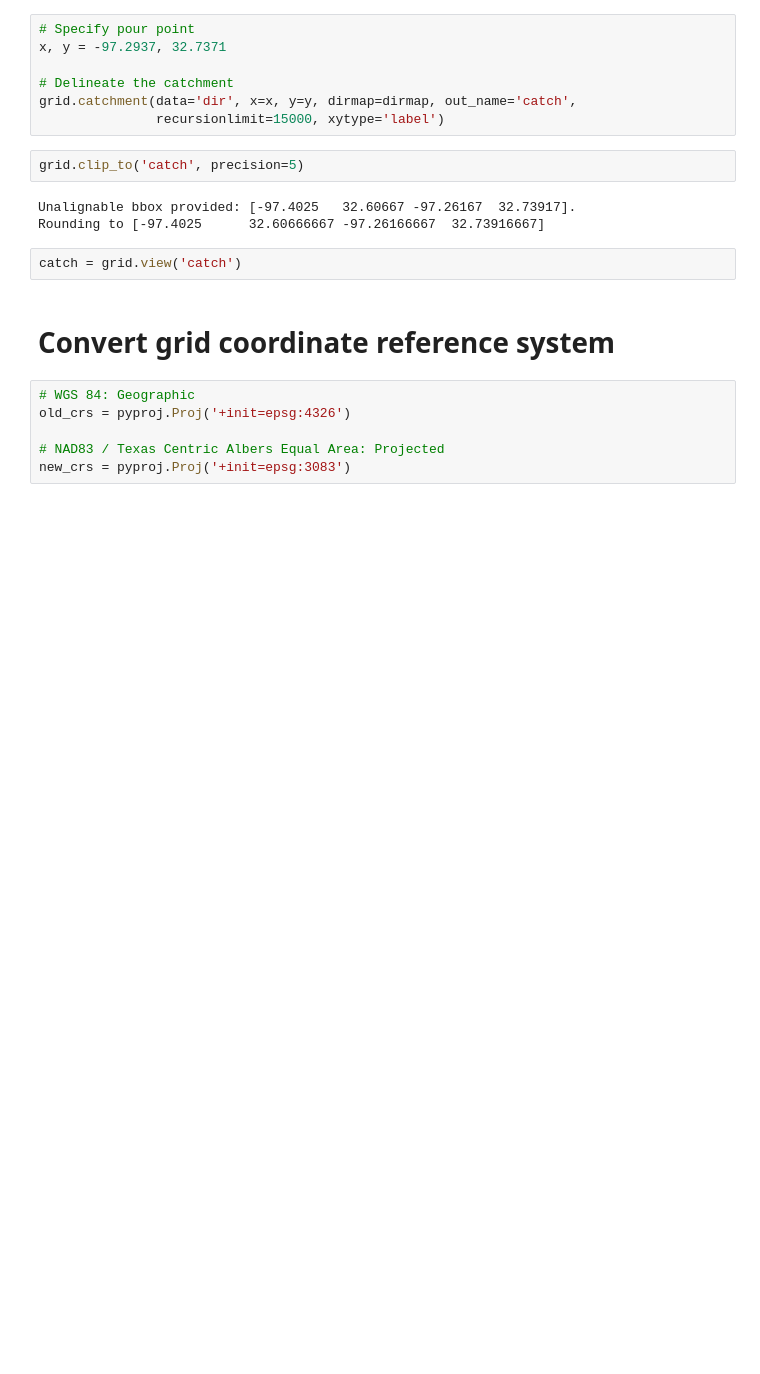
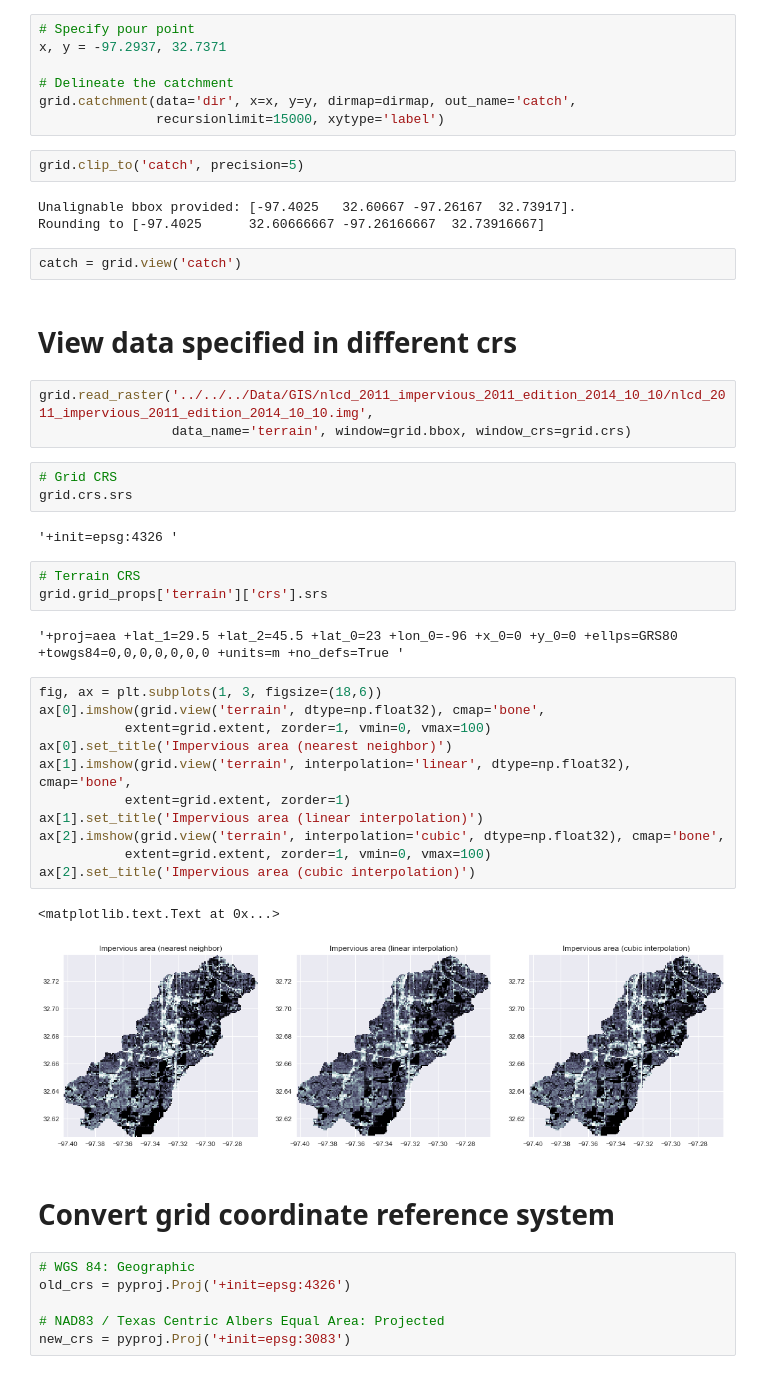
Before and after one commit to mdbartos/pysheds, a Jupyter notebook: examples/crs_conversion.ipynb, the cells around one changed output. Cells and saved outputs as stored; diff of their text form; blank space fills up the shorter version.

```diff
--- a/examples/crs_conversion.ipynb
+++ b/examples/crs_conversion.ipynb
@@ -31,6 +32,35 @@ Unalignable bbox provided: [-97.4025   32.60667 -97.26167  32.73917].
 Rounding to [-97.4025      32.60666667 -97.26166667  32.73916667]
 # %%
 catch = grid.view('catch')
+# %% [markdown]
+# View data specified in different crs
+# %%
+grid.read_raster('../../../Data/GIS/nlcd_2011_impervious_2011_edition_2014_10_10/nlcd_2011_impervious_2011_edition_2014_10_10.img',
+                 data_name='terrain', window=grid.bbox, window_crs=grid.crs)
+# %%
+# Grid CRS
+grid.crs.srs
+# %% [output]
+'+init=epsg:4326 '
+# %%
+# Terrain CRS
+grid.grid_props['terrain']['crs'].srs
+# %% [output]
+'+proj=aea +lat_1=29.5 +lat_2=45.5 +lat_0=23 +lon_0=-96 +x_0=0 +y_0=0 +ellps=GRS80 +towgs84=0,0,0,0,0,0,0 +units=m +no_defs=True '
+# %%
+fig, ax = plt.subplots(1, 3, figsize=(18,6))
+ax[0].imshow(grid.view('terrain', dtype=np.float32), cmap='bone',
+           extent=grid.extent, zorder=1, vmin=0, vmax=100)
+ax[0].set_title('Impervious area (nearest neighbor)')
+ax[1].imshow(grid.view('terrain', interpolation='linear', dtype=np.float32), cmap='bone',
+           extent=grid.extent, zorder=1)
+ax[1].set_title('Impervious area (linear interpolation)')
+ax[2].imshow(grid.view('terrain', interpolation='cubic', dtype=np.float32), cmap='bone',
+           extent=grid.extent, zorder=1, vmin=0, vmax=100)
+ax[2].set_title('Impervious area (cubic interpolation)')
+# %% [output]
+<matplotlib.text.Text at 0x...>
+[figure, added]
 # %% [markdown]
 # Convert grid coordinate reference system
 # %%
```
Also changed, not shown: parts of 5 cells of this notebook, 5 other files.
